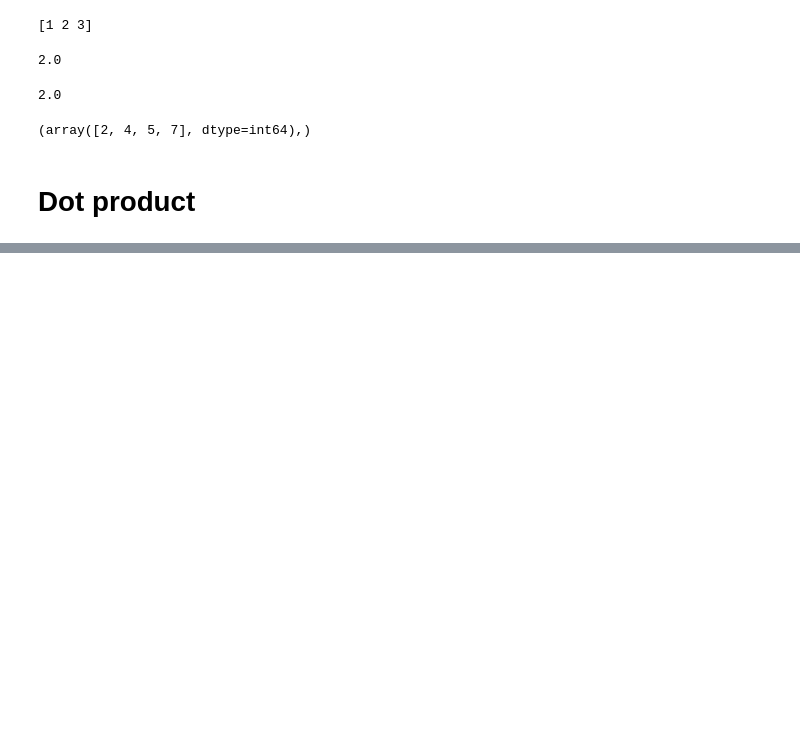
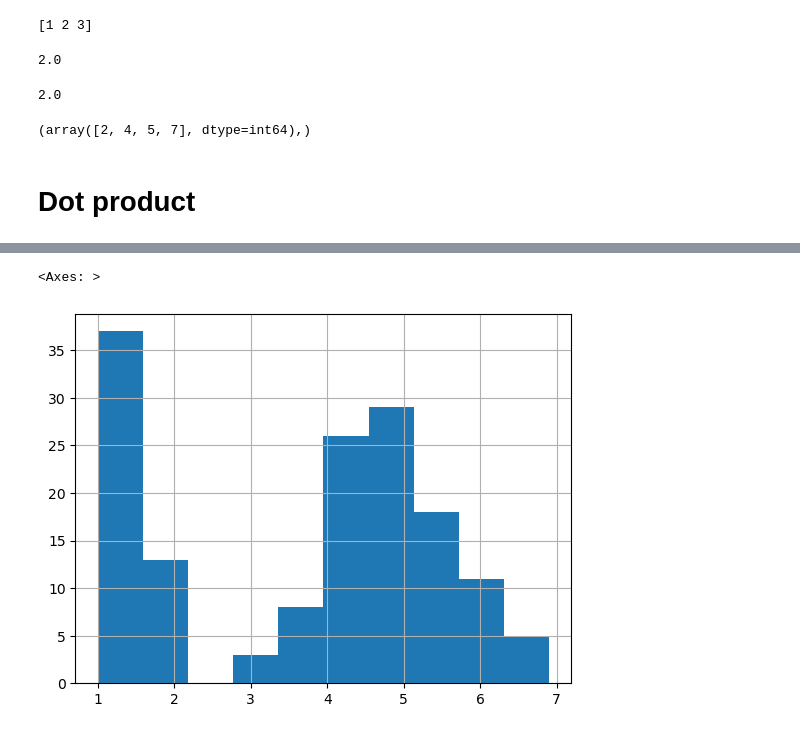
Before and after one commit to RafaelTakata0105/Data-analytics, a Jupyter notebook: notebooks/intro_numpy_pandas.ipynb, the cells around one changed output, grey strips where cells are left out. Cells and saved outputs as stored; diff of their text form; code cells hidden in the pictures; blank space fills up the shorter version.

```diff
--- a/notebooks/intro_numpy_pandas.ipynb
+++ b/notebooks/intro_numpy_pandas.ipynb
@@ -179,0 +367,5 @@ Total time: 0.012090444564819336
+# %%
+df['petal_lenght'].hist()
+# %% [output]
+<Axes: >
+[figure, added]
```
Also changed, not shown: parts of 24 cells of this notebook.
